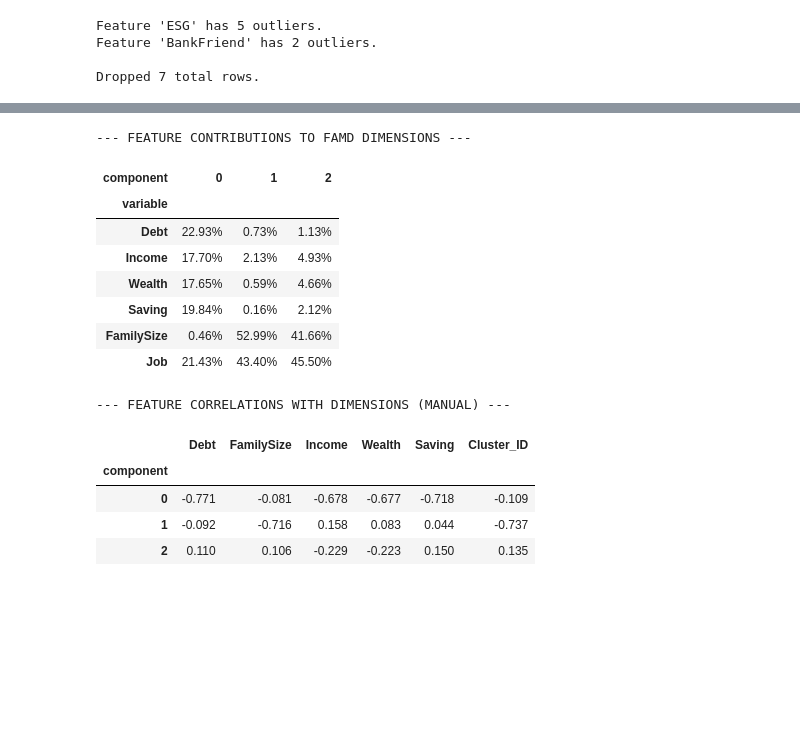
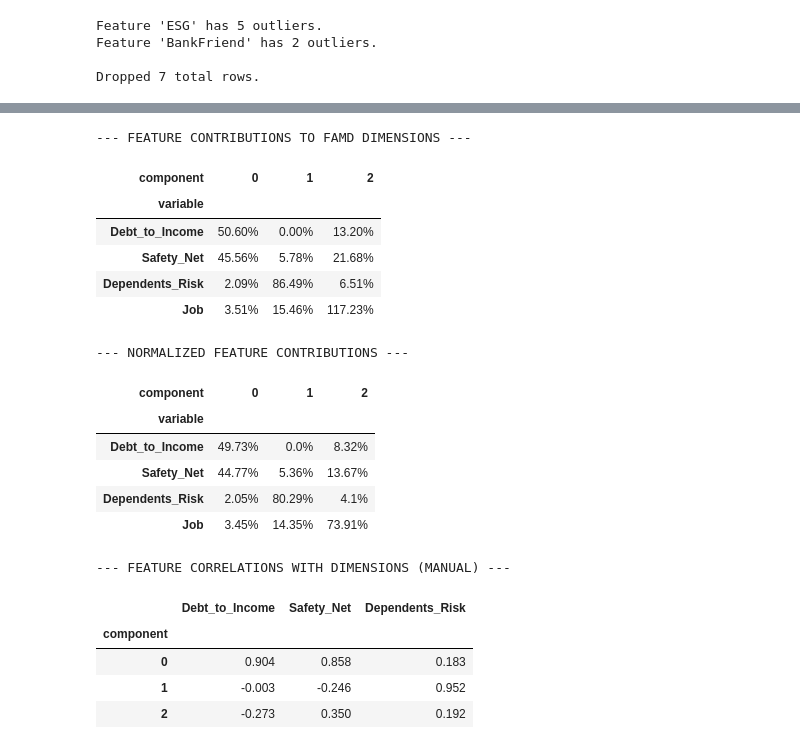
Before and after one commit to Smael-olk/Fintech, a Jupyter notebook: BusinessCase1/2-Protection_FAMD.ipynb, the cells around one changed output, grey strips where cells are left out. Saved outputs shown, nothing was run; the diff lists cells and outputs as text; code cells hidden in the pictures; blank space fills up the shorter version.

```diff
--- a/BusinessCase1/2-Protection_FAMD.ipynb
+++ b/BusinessCase1/2-Protection_FAMD.ipynb
@@ -102,14 +102,25 @@ Dropped 7 total rows.
 # OBJECTIVE 2: FAMD PIPELINE (Insurance & Protection)
 # ==========================================
 
-# 1. Define the "Risk Engine"
-active_risk_cols = ['Debt', 'FamilySize', 'Income', 'Wealth','Saving', 'Job', 'Age']
+# 0. Engineer the Explainable Risk Ratios FIRST
+# (Adding 0.0001 prevents dividing by zero if Income is exactly 0)
+data['Debt_to_Income'] = data['Debt'] / (data['Income'] + 0.0001)
+data['Safety_Net'] = (data['Wealth'] + data['Saving']) / (data['Income'] + 0.0001)
+data['Dependents_Risk'] = data['FamilySize'] / data['Age']
+
+# Cap extreme mathematical outliers so they don't squash the graph
+data['Debt_to_Income'] = data['Debt_to_Income'].clip(upper=5)
+data['Safety_Net'] = data['Safety_Net'].clip(upper=10)
+data['Dependents_Risk'] = data['Dependents_Risk'].clip(upper=2)
+
+# 1. Define the "Risk Engine" using the newly created columns
+active_risk_cols = ['Debt_to_Income', 'Safety_Net', 'Dependents_Risk', 'Job']
 df_active_mixed = data[active_risk_cols].copy()
 
-# Ensure categorical variables are typed correctly for Prince
+# 2. Ensure categorical variables are typed correctly for Prince
 df_active_mixed['Job'] = df_active_mixed['Job'].astype(str)
 
-print("Original Mixed Dataset:")
+print("Engineered Risk Dataset:")
 display(df_active_mixed.head(3))
 
 # 2. Initialize and Fit FAMD
@@ -169,7 +180,7 @@ cluster_labels = kmeans.fit_predict(X_famd)
 sil_score = silhouette_score(X_famd, cluster_labels)
 print(f"Silhouette Score for k={optimal_k}: {sil_score:.3f}")
 
-# 5. Plot the Manifold (Updated labels)
+# 5. Plot the Manifold (The Graph)
 plt.figure(figsize=(10, 7))
 sns.scatterplot(
     x=X_famd['Dim_1'],
@@ -179,16 +190,18 @@ sns.scatterplot(
     s=60, alpha=0.8
 )
 
-plt.title(f'FAMD Projection of Wealth Conversion Engine (k={optimal_k})')
+plt.title(f'FAMD Projection of Insurance Risk Engine (k={optimal_k})')
 plt.xlabel(f'Dimension 1 ({explained_variance[0]:.1f}% Variance)')
 plt.ylabel(f'Dimension 2 ({explained_variance[1]:.1f}% Variance)')
 plt.legend(title='Cluster ID')
 plt.show()
 
 # 6. Profile the Clusters to find the Business Target
-df_active_mixed['Cluster_ID'] = cluster_labels
+# Map clusters back to the ORIGINAL data frame to see raw numbers
+data['Cluster_ID'] = cluster_labels
+
 print("\n--- CLUSTER PROFILES (The Business Truth) ---")
-display(df_active_mixed.groupby('Cluster_ID').agg({
+display(data.groupby('Cluster_ID').agg({
     'Wealth': 'mean',
     'Income': 'mean',
     'Debt': 'mean',
@@ -208,41 +290,56 @@ Silhouette Score for k=3: 0.313
 # %%
 # 1. Extract the column contributions to each FAMD dimension
 contributions = famd.column_contributions_.style.format("{:.2%}")
 print("--- FEATURE CONTRIBUTIONS TO FAMD DIMENSIONS ---")
 display(contributions)
+
+# Extract the raw numbers from the Styler object
+raw_contributions = contributions.data
+
+# Now perform the math on the raw dataframe to force it to 100%
+normalized_contributions = (raw_contributions.div(raw_contributions.sum(axis=0), axis=1)) * 100
+
+print("--- NORMALIZED FEATURE CONTRIBUTIONS ---")
+display(normalized_contributions.round(2).astype(str) + '%')
+
 
 # 2. Extract column correlations (for continuous variables)
 # This tells you the direction (positive/negative correlation)
 try:
     # 1. Get the FAMD coordinates (the components/scores)
     row_coordinates = famd.transform(df_active_mixed)
 
     # 2. Identify your numerical columns
     # (FAMD correlations are typically only meaningful for continuous data)
     numerical_cols = df_active_mixed.select_dtypes(include=['number']).columns
 
     # 3. Calculate correlation between original numerical data and FAMD dimensions
     correlations = df_active_mixed[numerical_cols].apply(lambda x: row_coordinates.corrwith(x))
 
     print("\n--- FEATURE CORRELATIONS WITH DIMENSIONS (MANUAL) ---")
     display(correlations.round(3))
 except AttributeError:
     pass # Older versions of Prince might handle this differently
 # %% [output]
 --- FEATURE CONTRIBUTIONS TO FAMD DIMENSIONS ---
 | component | 0 | 1 | 2 |
 | variable |  |  |  |
-| Debt | 22.93% | 0.73% | 1.13% |
-| Income | 17.70% | 2.13% | 4.93% |
-| Wealth | 17.65% | 0.59% | 4.66% |
-| Saving | 19.84% | 0.16% | 2.12% |
-| FamilySize | 0.46% | 52.99% | 41.66% |
-| Job | 21.43% | 43.40% | 45.50% |
+| Debt_to_Income | 50.60% | 0.00% | 13.20% |
+| Safety_Net | 45.56% | 5.78% | 21.68% |
+| Dependents_Risk | 2.09% | 86.49% | 6.51% |
+| Job | 3.51% | 15.46% | 117.23% |
---- FEATURE CORRELATIONS WITH DIMENSIONS (MANUAL) ---
+--- NORMALIZED FEATURE CONTRIBUTIONS ---
-|  | Debt | FamilySize | Income | Wealth | Saving | Cluster_ID |
-| component |  |  |  |  |  |  |
-| 0 | -0.771 | -0.081 | -0.678 | -0.677 | -0.718 | -0.109 |
-| 1 | -0.092 | -0.716 | 0.158 | 0.083 | 0.044 | -0.737 |
-| 2 | 0.110 | 0.106 | -0.229 | -0.223 | 0.150 | 0.135 |
+| component | 0 | 1 | 2 |
+| variable |  |  |  |
+| Debt_to_Income | 49.73% | 0.0% | 8.32% |
+| Safety_Net | 44.77% | 5.36% | 13.67% |
+| Dependents_Risk | 2.05% | 80.29% | 4.1% |
+| Job | 3.45% | 14.35% | 73.91% |
+--- FEATURE CORRELATIONS WITH DIMENSIONS (MANUAL) ---
+|  | Debt_to_Income | Safety_Net | Dependents_Risk |
+| component |  |  |  |
+| 0 | 0.904 | 0.858 | 0.183 |
+| 1 | -0.003 | -0.246 | 0.952 |
+| 2 | -0.273 | 0.350 | 0.192 |
 # %%
 # df_active_original should be your raw Wealth, Income, Debt, Saving, Investments data
```
Also changed, not shown: parts of 11 cells of this notebook.
